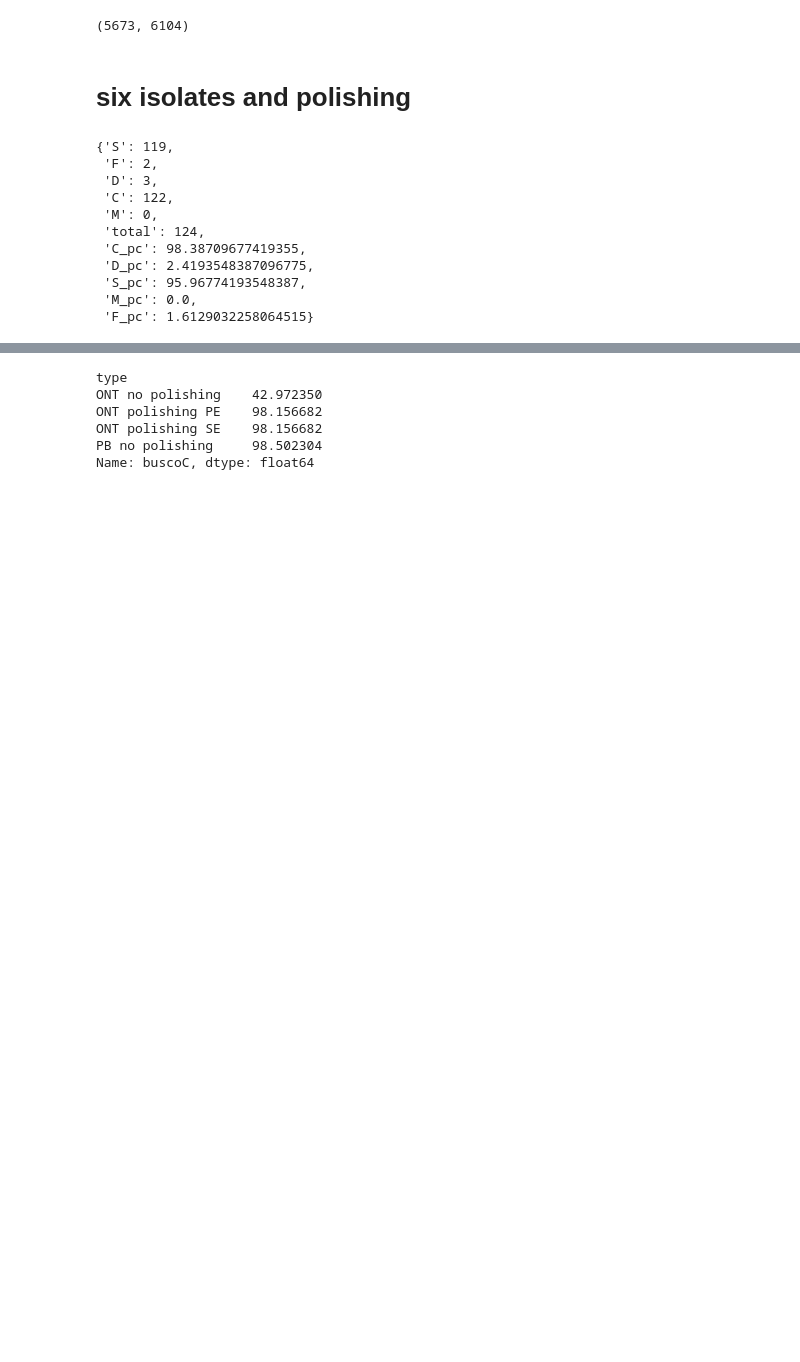
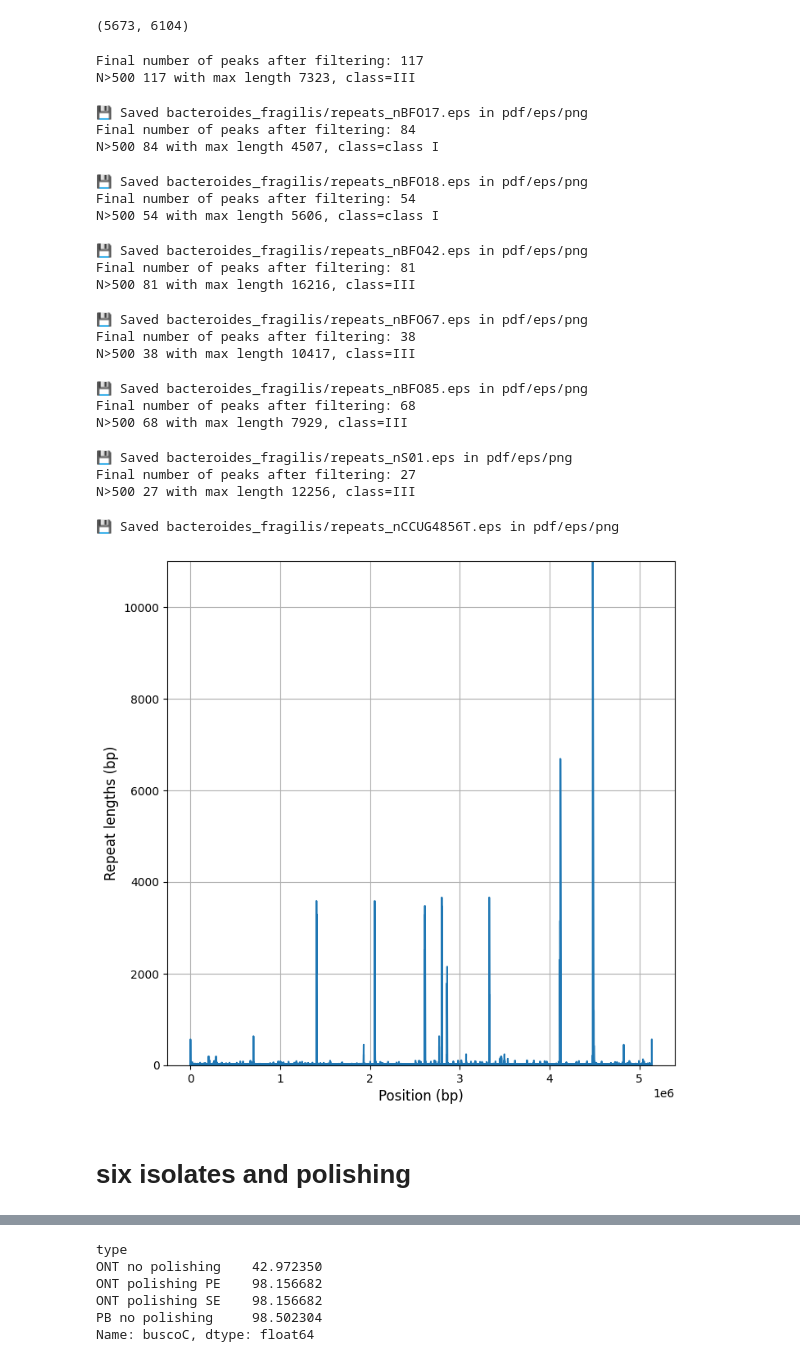
Before and after one commit to cokelaer/paper_LORA, a Jupyter notebook: bacteroides.ipynb, the cells around one changed output, grey strips where cells are left out. Cells and saved outputs as stored; diff of their text form; code cells hidden in the pictures; blank space fills up the shorter version.

```diff
--- a/bacteroides.ipynb
+++ b/bacteroides.ipynb
@@ -140,37 +117,46 @@ min([v["N50"]  for k,v in stats_pacbio.items()]), max([v["N50"]  for k,v in stat
 (5673, 6104)
 # %%
 for sample in tqdm(['nBFO17', "nBFO18", "nBFO42", "nBFO67", "nBFO85", "nS01", "nCCUG4856T"]):
-    r = Repeats(f"final_analysis/bacteroide_fragilis/lora_polish_paired/{sample}/sorted_contigs/{sample}.fasta")
+    r = Repeats(f"GoldStandard//BF/{sample}.fasta")
     r.threshold = 10
     r.plot()
     ylim([0,11000])
     grid(True)
     L = r.df_shustring.repeat_length.max()
     N = len(r.get_peak_position_and_length(500))
     if L > 7000:
         class_ = "III"
     elif N > 100:
         class_ = "II"
     else:
         class_ = "class I"
     print(f"N>500 {N} with max length {L}, class={class_}")
-    saveall(f"bacteroides_fragilis/repeats_{sample}")
+    utils.saveall(f"bacteroides_fragilis/repeats_{sample}")
+# %% [output]
+Final number of peaks after filtering: 117
+N>500 117 with max length 7323, class=III
+💾 Saved bacteroides_fragilis/repeats_nBFO17.eps in pdf/eps/png
+Final number of peaks after filtering: 84
+N>500 84 with max length 4507, class=class I
+💾 Saved bacteroides_fragilis/repeats_nBFO18.eps in pdf/eps/png
+Final number of peaks after filtering: 54
+N>500 54 with max length 5606, class=class I
+💾 Saved bacteroides_fragilis/repeats_nBFO42.eps in pdf/eps/png
+Final number of peaks after filtering: 81
+N>500 81 with max length 16216, class=III
+💾 Saved bacteroides_fragilis/repeats_nBFO67.eps in pdf/eps/png
+Final number of peaks after filtering: 38
+N>500 38 with max length 10417, class=III
+💾 Saved bacteroides_fragilis/repeats_nBFO85.eps in pdf/eps/png
+Final number of peaks after filtering: 68
+N>500 68 with max length 7929, class=III
+💾 Saved bacteroides_fragilis/repeats_nS01.eps in pdf/eps/png
+Final number of peaks after filtering: 27
+N>500 27 with max length 12256, class=III
+💾 Saved bacteroides_fragilis/repeats_nCCUG4856T.eps in pdf/eps/png
+[figure, added]
 # %% [markdown]
 # six isolates and polishing
-# %%
-b.summary()
-# %% [output]
-{'S': 119,
- 'F': 2,
- 'D': 3,
- 'C': 122,
- 'M': 0,
- 'total': 124,
- 'C_pc': 98.38709677419355,
- 'D_pc': 2.4193548387096775,
- 'S_pc': 95.96774193548387,
- 'M_pc': 0.0,
- 'F_pc': 1.6129032258064515}
 # %%
 from sequana import checkm
 from sequana import BUSCO
```
Also changed, not shown: parts of 7 cells of this notebook.
